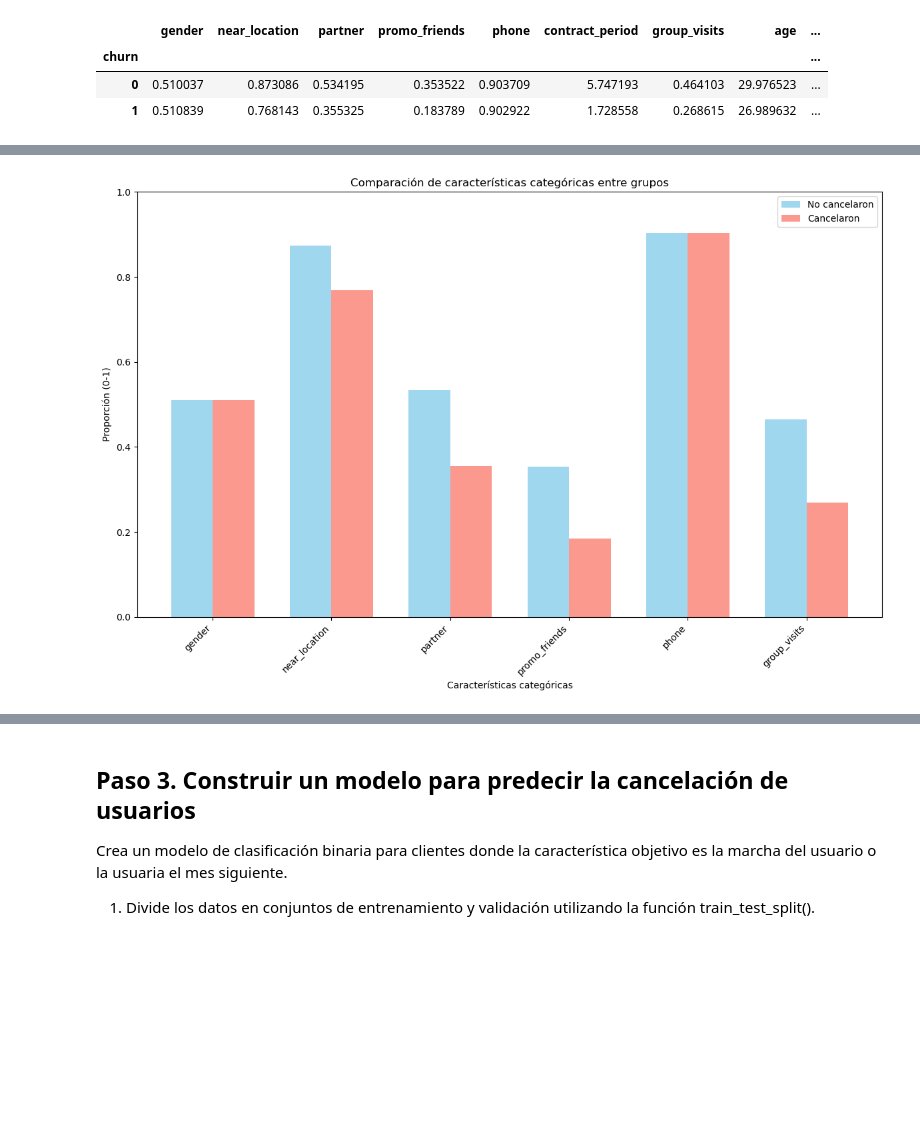
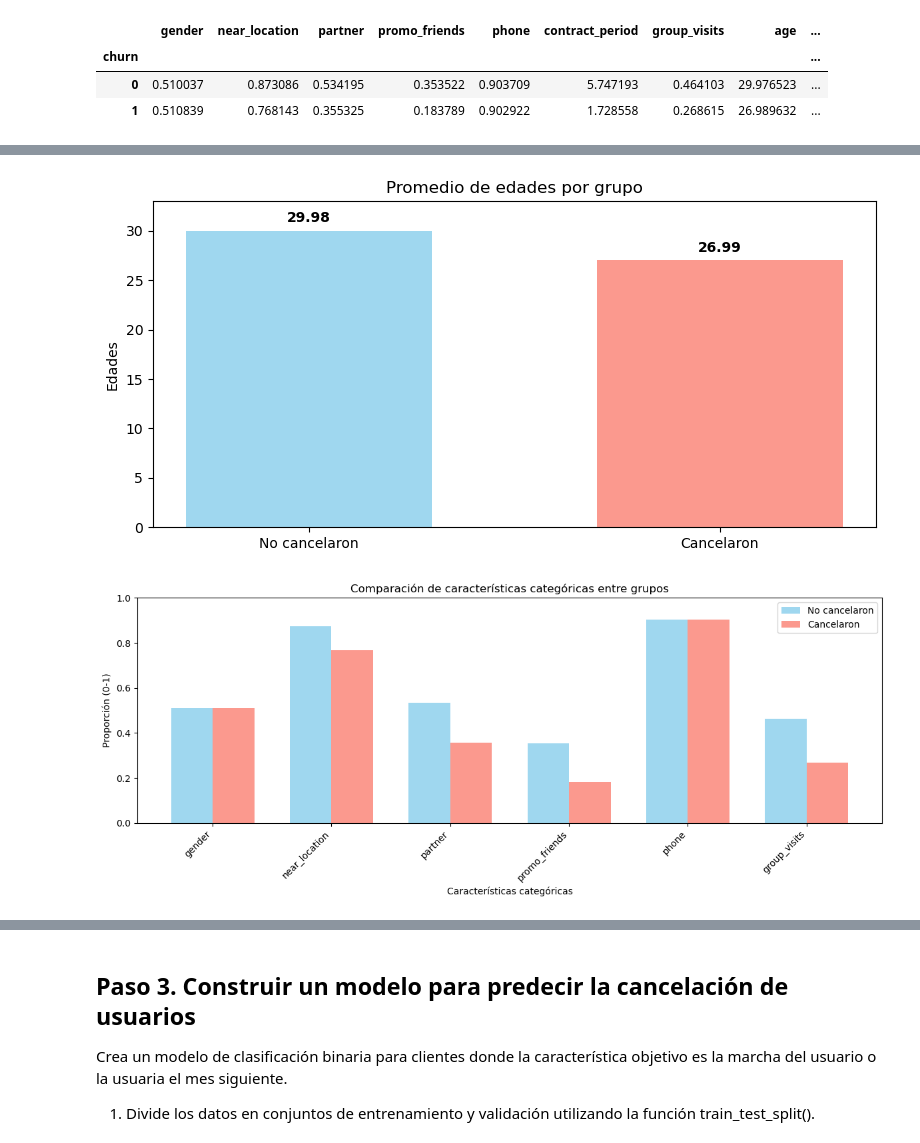
Before and after one commit to latostadorano/s_13, a Jupyter notebook: s13.ipynb, the cells around one changed output, grey strips where cells are left out. Drawn from its saved outputs; the diff is of its cells as text; code cells hidden in the pictures; blank space fills up the shorter version.

```diff
--- a/s13.ipynb
+++ b/s13.ipynb
@@ -174,3 +173,32 @@ plt.show()
+# %%
+# Calcular las medias de avg_additional_charges_total por grupo
+grupos_medias = data.groupby('churn')['age'].mean()
+
+# Preparar los datos
+no_cancelaron = grupos_medias[0]
+cancelaron = grupos_medias[1]
+
+# Crear el gráfico
+grupos = ['No cancelaron', 'Cancelaron']
+valores = [no_cancelaron, cancelaron]
+
+fig, ax = plt.subplots(figsize=(8, 4))
+barras = ax.bar(grupos, valores, color=['skyblue', 'salmon'], alpha=0.8, width=0.6)
+
+# Personalizar el gráfico
+ax.set_ylabel('Edades')
+ax.set_title('Promedio de edades por grupo')
+ax.set_ylim(0, max(valores) * 1.1)  # Ajustar el límite superior
+
+# Agregar los valores encima de las barras
+for i, v in enumerate(valores):
+    ax.text(i, v + max(valores) * 0.02, f'{v:.2f}',
+            ha='center', va='bottom', fontweight='bold')
+
+plt.tight_layout()
+plt.show()
+# %% [output]
+[figure, added]
 # %%
 # Características categóricas (binarias)
 caracteristicas_categoricas = ['gender', 'near_location', 'partner',
@@ -181,32 +209,32 @@ proporciones_no_cancelaron = []
 proporciones_cancelaron = []
 
 for caracteristica in caracteristicas_categoricas:
     # Filtrar por grupo
     no_cancelaron = data[data['churn'] == 0][caracteristica].mean()
     cancelaron = data[data['churn'] == 1][caracteristica].mean()
 
     proporciones_no_cancelaron.append(no_cancelaron)
     proporciones_cancelaron.append(cancelaron)
 
 # Crear el gráfico
 x = np.arange(len(caracteristicas_categoricas))
 width = 0.35
 
-fig, ax = plt.subplots(figsize=(12, 8))
+fig, ax = plt.subplots(figsize=(12, 5))
 barras1 = ax.bar(x - width/2, proporciones_no_cancelaron, width,
                  label='No cancelaron', alpha=0.8, color='skyblue')
 barras2 = ax.bar(x + width/2, proporciones_cancelaron, width,
                  label='Cancelaron', alpha=0.8, color='salmon')
 
 ax.set_xlabel('Características categóricas')
 ax.set_ylabel('Proporción (0-1)')
 ax.set_title('Comparación de características categóricas entre grupos')
 ax.set_xticks(x)
 ax.set_xticklabels(caracteristicas_categoricas, rotation=45, ha='right')
 ax.legend()
 ax.set_ylim(0, 1)  # Las proporciones van de 0 a 1
 
 plt.tight_layout()
 plt.show()
 # %% [output]
-[figure, old version]
+[figure, new version]
```
Also changed, not shown: parts of 4 cells of this notebook.
